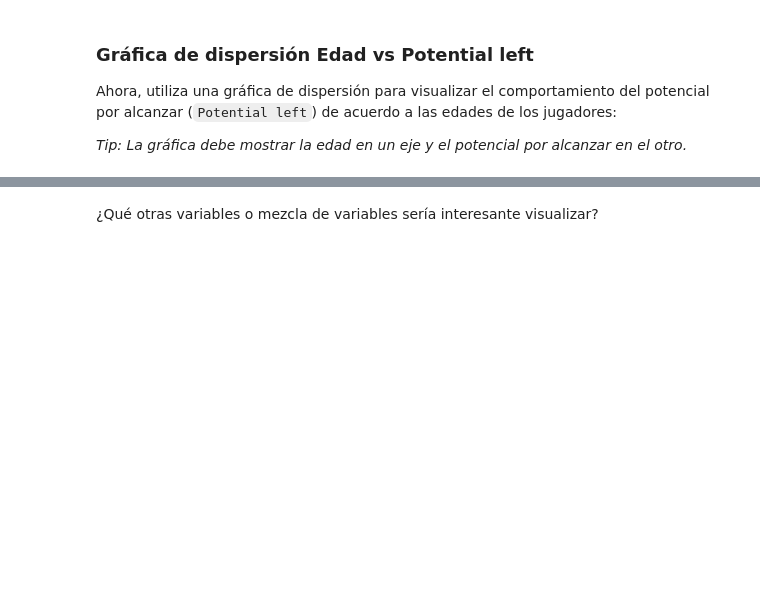
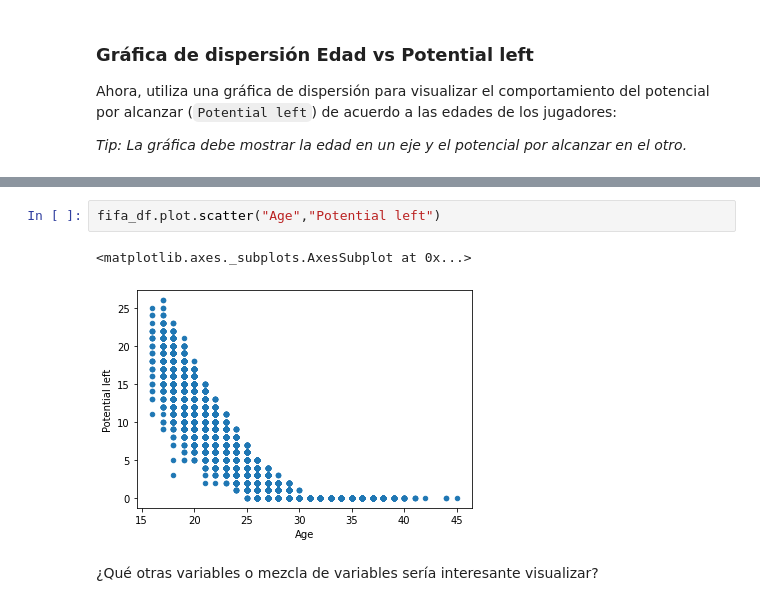
Before and after one commit to jorgeprs/Numpy_p1, a Jupyter notebook: Tema_1_Introduccion/practices/Practica_Pandas.ipynb, the cells around one changed output, grey strips where cells are left out. Cells and saved outputs as stored; diff of their text form; blank space fills up the shorter version.

```diff
--- a/Tema_1_Introduccion/practices/Practica_Pandas.ipynb
+++ b/Tema_1_Introduccion/practices/Practica_Pandas.ipynb
@@ -444,3 +503,8 @@ Ahora, utiliza una gráfica de dispersión para visualizar el comportamiento del
+# %%
+fifa_df.plot.scatter("Age","Potential left")
+# %% [output]
+<matplotlib.axes._subplots.AxesSubplot at 0x...>
+[figure, added]
 # %% [markdown]
 ¿Qué otras variables o mezcla de variables sería interesante visualizar?
 # %% [markdown]
```
Also changed, not shown: parts of 15 cells of this notebook.
